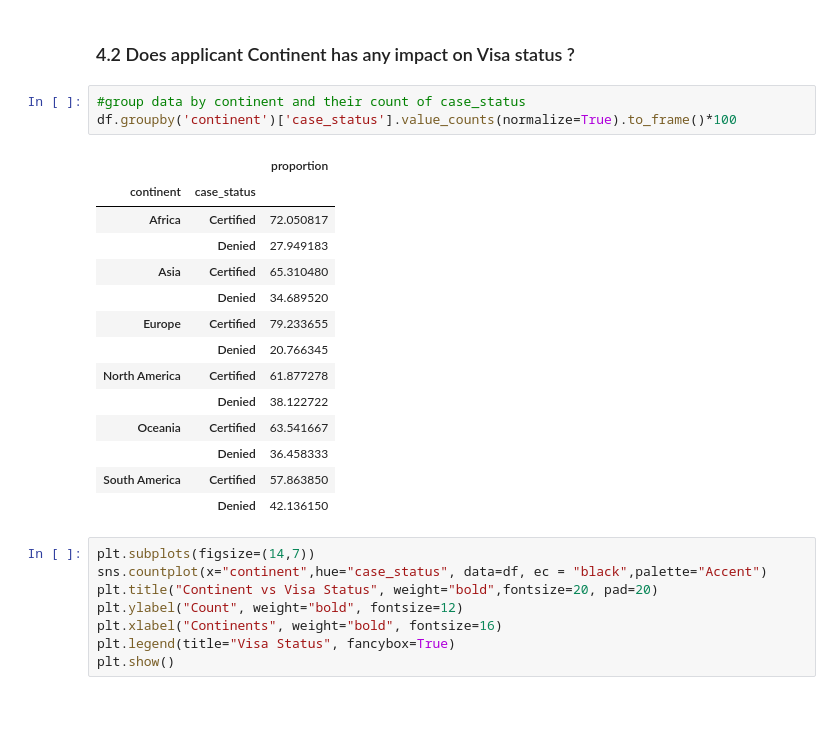
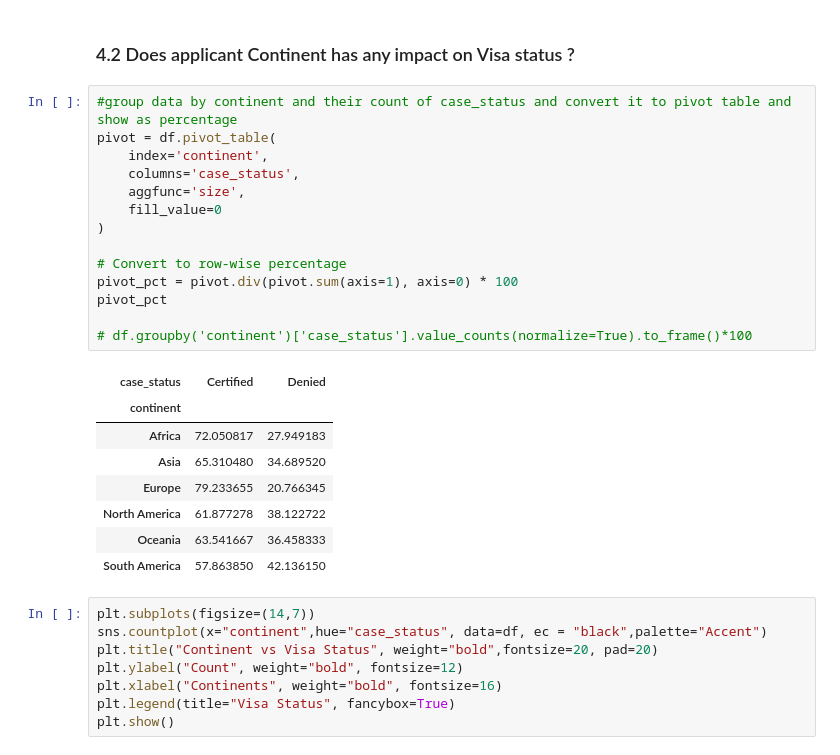
Before and after one commit to banerjee-sarnab/US_Visa_Approval_Prediction, a Jupyter notebook: Notebooks/EDA.ipynb, the cells around one changed output. Saved outputs shown, nothing was run; the diff lists cells and outputs as text; blank space fills up the shorter version.

```diff
--- a/Notebooks/EDA.ipynb
+++ b/Notebooks/EDA.ipynb
@@ -346,23 +347,28 @@ Imbalanced data are types of data where the target class has an uneven distribut
 # %% [markdown]
 ### 4.2 Does applicant Continent has any impact on Visa status ?
 # %%
-#group data by continent and their count of case_status
-df.groupby('continent')['case_status'].value_counts(normalize=True).to_frame()*100
+#group data by continent and their count of case_status and convert it to pivot table and show as percentage
+pivot = df.pivot_table(
+    index='continent',
+    columns='case_status',
+    aggfunc='size',
+    fill_value=0
+)
+
+# Convert to row-wise percentage
+pivot_pct = pivot.div(pivot.sum(axis=1), axis=0) * 100
+pivot_pct
+
+# df.groupby('continent')['case_status'].value_counts(normalize=True).to_frame()*100
 # %% [output]
-|  |  | proportion |
-| continent | case_status |  |
-| Africa | Certified | 72.050817 |
-|  | Denied | 27.949183 |
-| Asia | Certified | 65.310480 |
-|  | Denied | 34.689520 |
-| Europe | Certified | 79.233655 |
-|  | Denied | 20.766345 |
-| North America | Certified | 61.877278 |
-|  | Denied | 38.122722 |
-| Oceania | Certified | 63.541667 |
-|  | Denied | 36.458333 |
-| South America | Certified | 57.863850 |
-|  | Denied | 42.136150 |
+| case_status | Certified | Denied |
+| continent |  |  |
+| Africa | 72.050817 | 27.949183 |
+| Asia | 65.310480 | 34.689520 |
+| Europe | 79.233655 | 20.766345 |
+| North America | 61.877278 | 38.122722 |
+| Oceania | 63.541667 | 36.458333 |
+| South America | 57.863850 | 42.136150 |
 # %%
 plt.subplots(figsize=(14,7))
 sns.countplot(x="continent",hue="case_status", data=df, ec = "black",palette="Accent")
```
Also changed, not shown: parts of 8 cells of this notebook, 4 other files.
